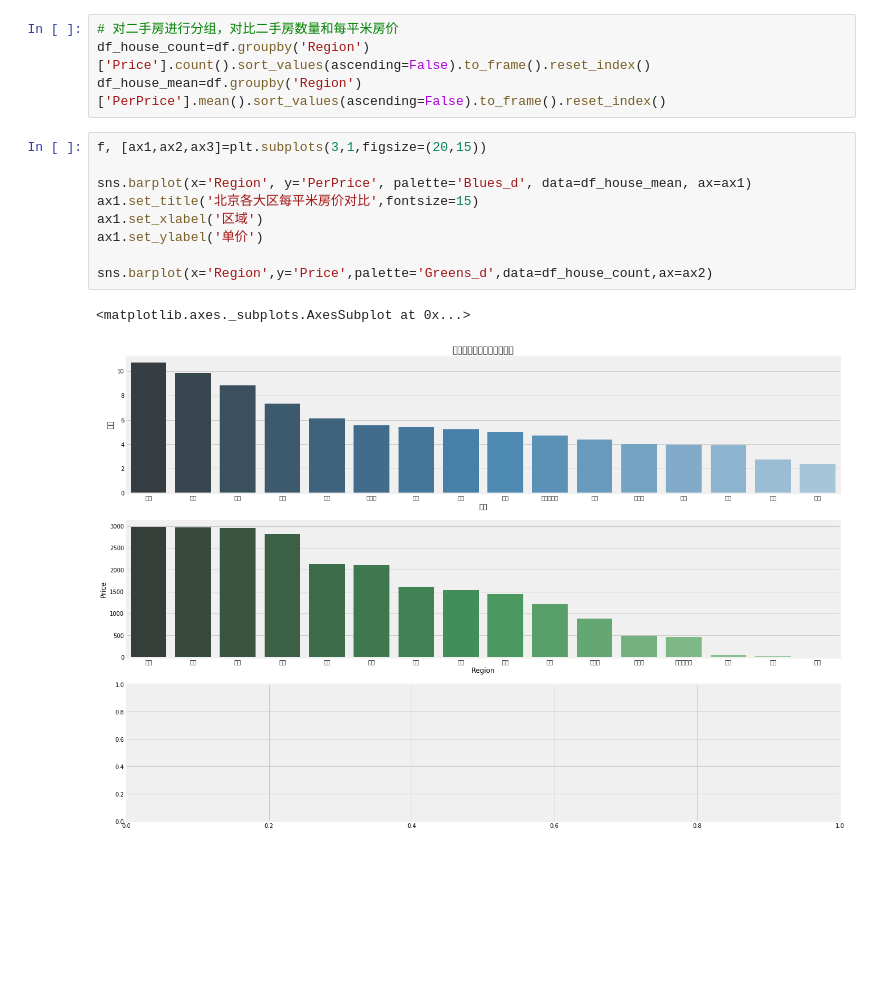
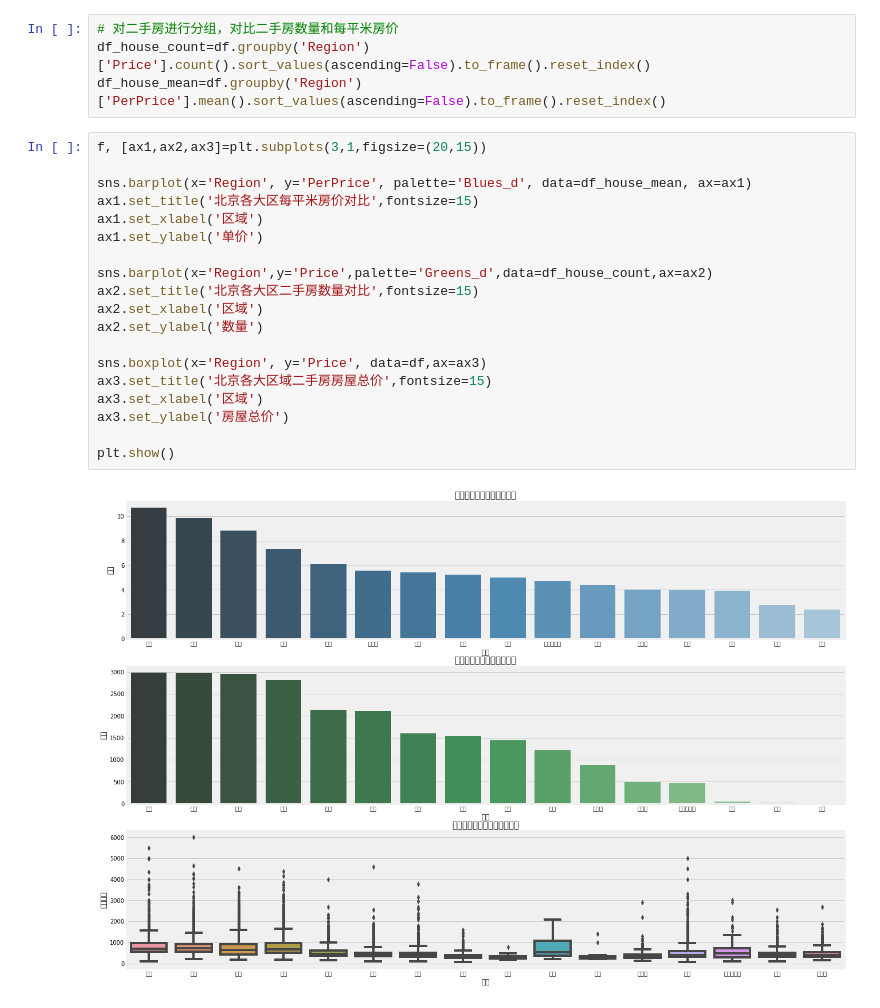
Before and after one commit to AlanConstantine/DataScienceProjects, a Jupyter notebook: SecondHandHousing/SecondHandHousingAnalysis.ipynb, the cells around one changed output. Cells and saved outputs as stored; diff of their text form; blank space fills up the shorter version.

```diff
--- a/SecondHandHousing/SecondHandHousingAnalysis.ipynb
+++ b/SecondHandHousing/SecondHandHousingAnalysis.ipynb
@@ -77,12 +77,21 @@ df_house_mean=df.groupby('Region')['PerPrice'].mean().sort_values(ascending=Fals
 # %%
 f, [ax1,ax2,ax3]=plt.subplots(3,1,figsize=(20,15))
 
 sns.barplot(x='Region', y='PerPrice', palette='Blues_d', data=df_house_mean, ax=ax1)
 ax1.set_title('北京各大区每平米房价对比',fontsize=15)
 ax1.set_xlabel('区域')
 ax1.set_ylabel('单价')
 
 sns.barplot(x='Region',y='Price',palette='Greens_d',data=df_house_count,ax=ax2)
+ax2.set_title('北京各大区二手房数量对比',fontsize=15)
+ax2.set_xlabel('区域')
+ax2.set_ylabel('数量')
+
+sns.boxplot(x='Region', y='Price', data=df,ax=ax3)
+ax3.set_title('北京各大区域二手房房屋总价',fontsize=15)
+ax3.set_xlabel('区域')
+ax3.set_ylabel('房屋总价')
+
+plt.show()
 # %% [output]
-<matplotlib.axes._subplots.AxesSubplot at 0x...>
-[figure, old version]
+[figure, new version]
```
